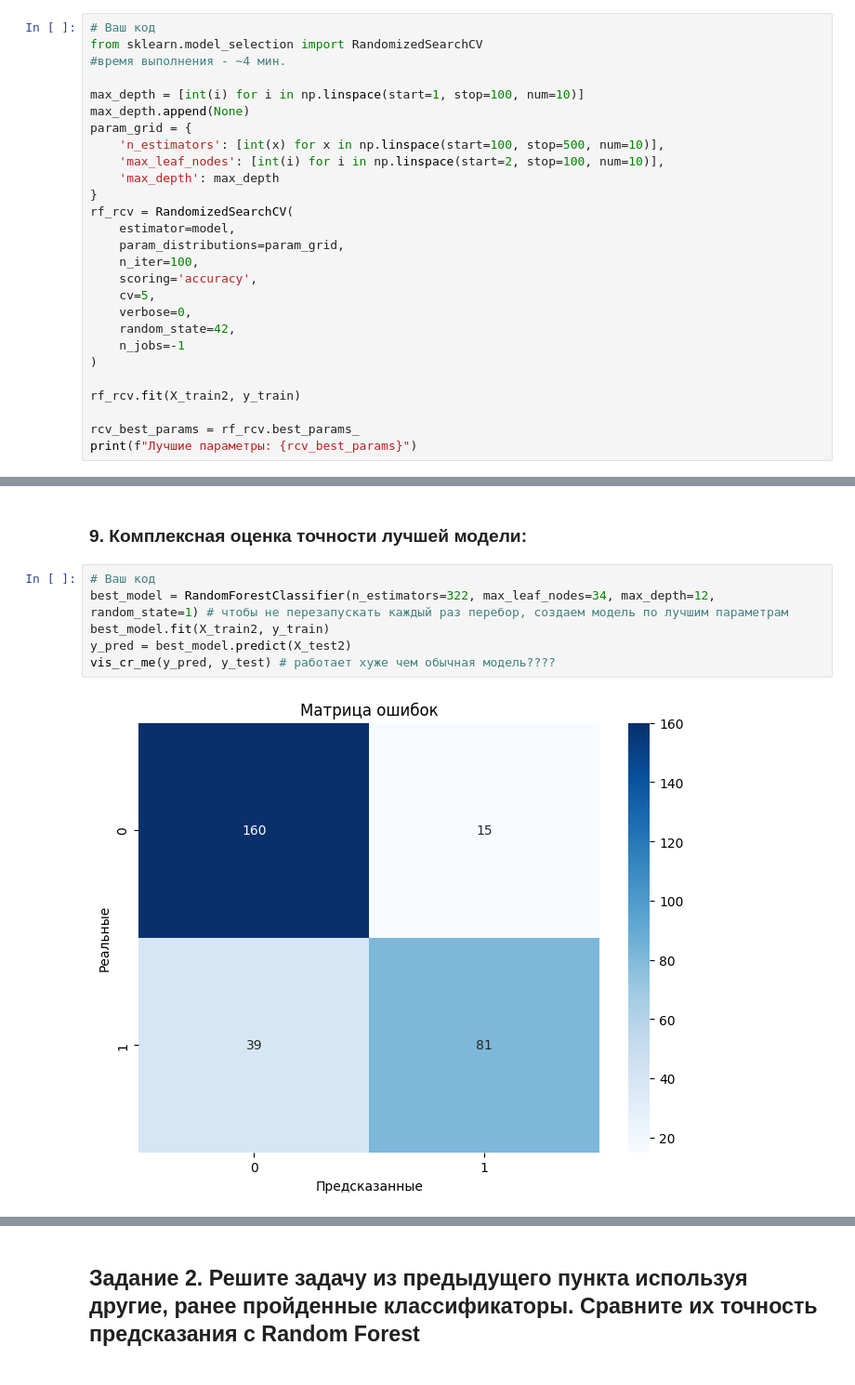
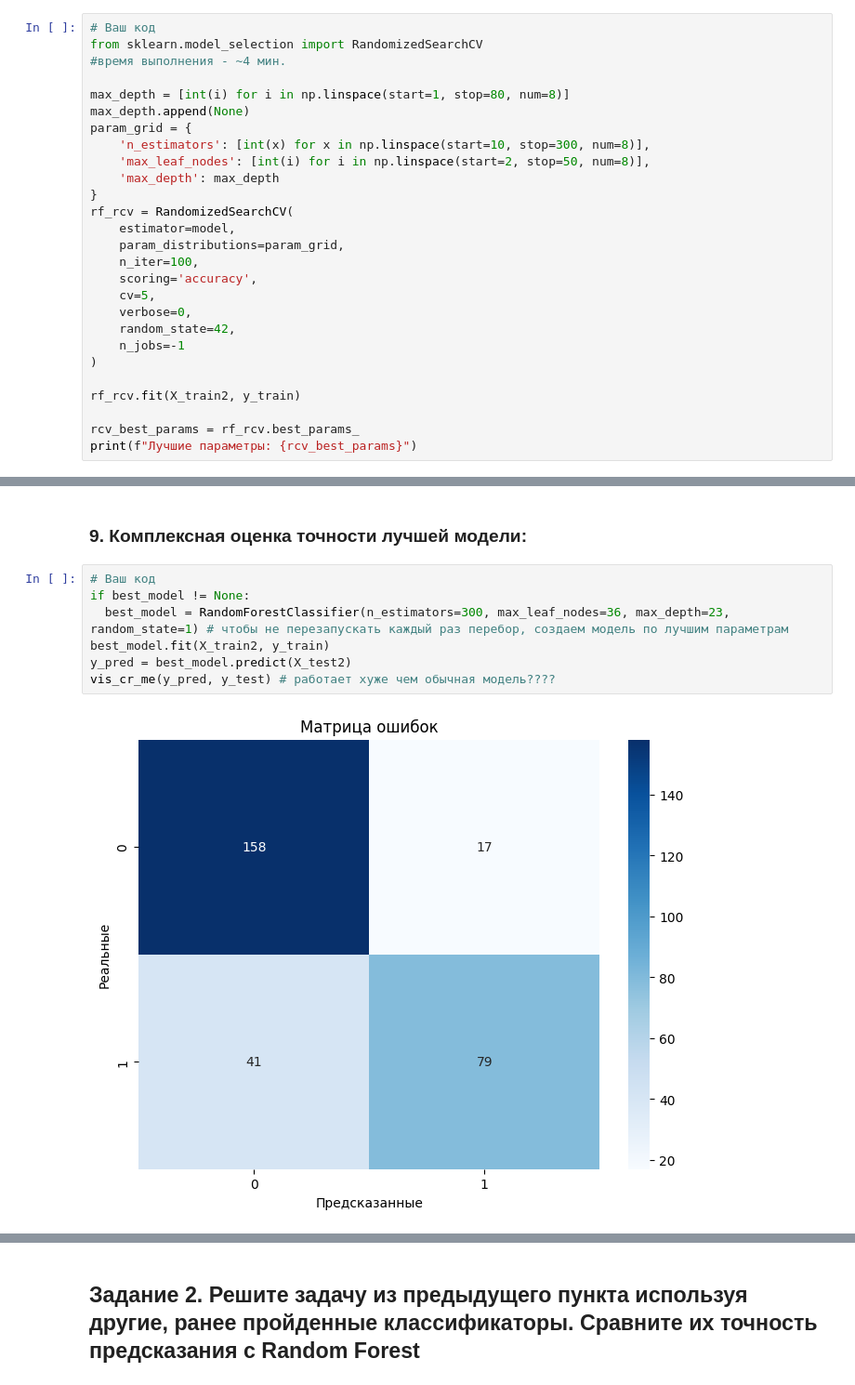
Before and after one commit to GDVevo/ml_uni, a Jupyter notebook: Практическая_работа_№7_Random_forest.ipynb, the cells around one changed output, grey strips where cells are left out. Shown at 93% size. Cells and saved outputs as stored; diff of their text form.

```diff
--- a/Практическая_работа_№7_Random_forest.ipynb
+++ b/Практическая_работа_№7_Random_forest.ipynb
@@ -234,11 +234,11 @@ weighted avg       0.84      0.84      0.83       295
 from sklearn.model_selection import RandomizedSearchCV
 #время выполнения - ~4 мин.
 
-max_depth = [int(i) for i in np.linspace(start=1, stop=100, num=10)]
+max_depth = [int(i) for i in np.linspace(start=1, stop=80, num=8)]
 max_depth.append(None)
 param_grid = {
-    'n_estimators': [int(x) for x in np.linspace(start=100, stop=500, num=10)],
-    'max_leaf_nodes': [int(i) for i in np.linspace(start=2, stop=100, num=10)],
+    'n_estimators': [int(x) for x in np.linspace(start=10, stop=300, num=8)],
+    'max_leaf_nodes': [int(i) for i in np.linspace(start=2, stop=50, num=8)],
     'max_depth': max_depth
 }
 rf_rcv = RandomizedSearchCV(
@@ -305,11 +305,12 @@ print(f"Лучшие параметры: {best_params}")
 ### 9. Комплексная оценка точности лучшей модели:
 # %%
 # Ваш код
-best_model = RandomForestClassifier(n_estimators=322, max_leaf_nodes=34, max_depth=12, random_state=1) # чтобы не перезапускать каждый раз перебор, создаем модель по лучшим параметрам
+if best_model != None:
+  best_model = RandomForestClassifier(n_estimators=300, max_leaf_nodes=36, max_depth=23, random_state=1) # чтобы не перезапускать каждый раз перебор, создаем модель по лучшим параметрам
 best_model.fit(X_train2, y_train)
 y_pred = best_model.predict(X_test2)
 vis_cr_me(y_pred, y_test) # работает хуже чем обычная модель????
 # %% [output]
-[figure, old version]
+[figure, new version]
               precision    recall  f1-score   support
 
```
Also changed, not shown: parts of 7 cells of this notebook.
